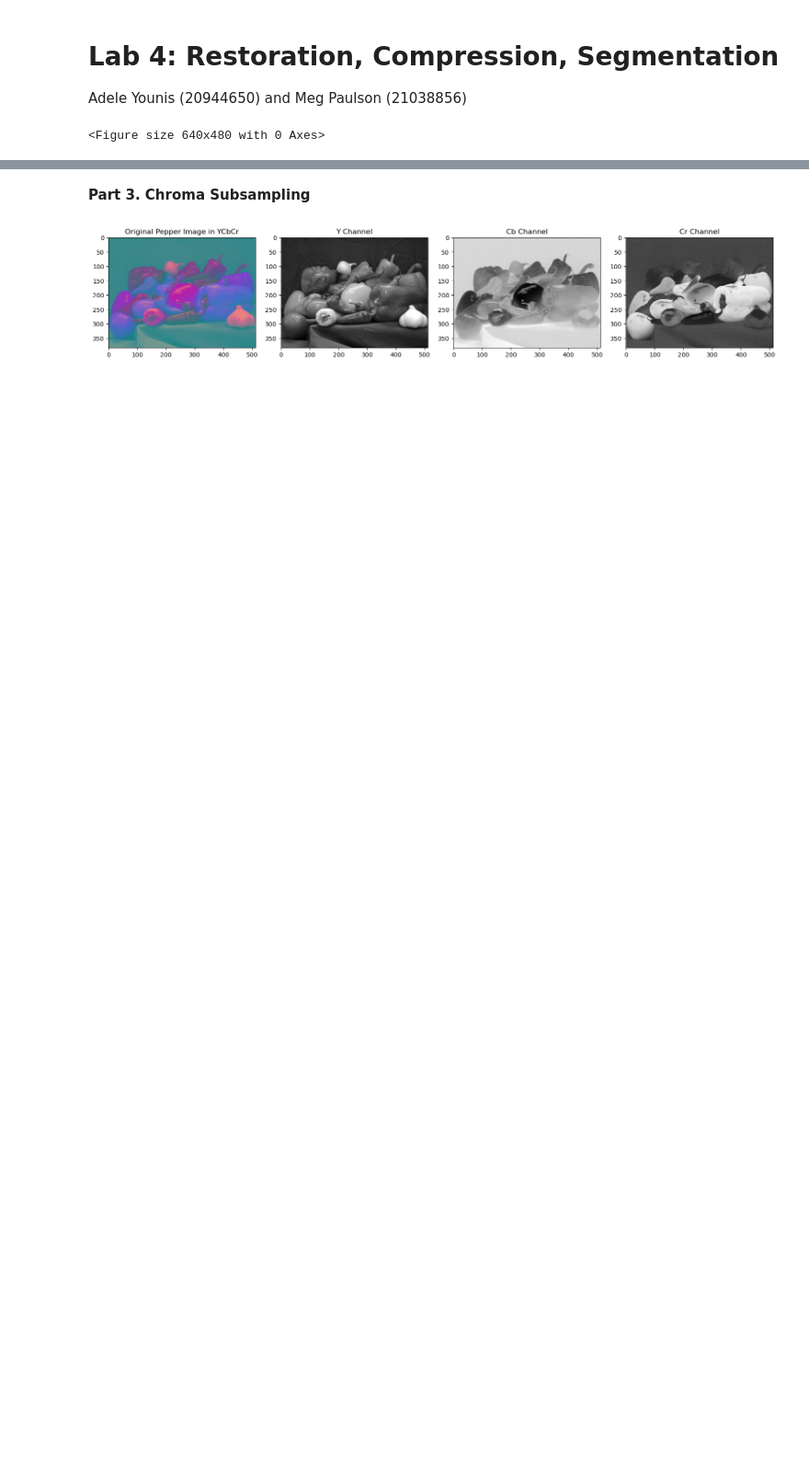
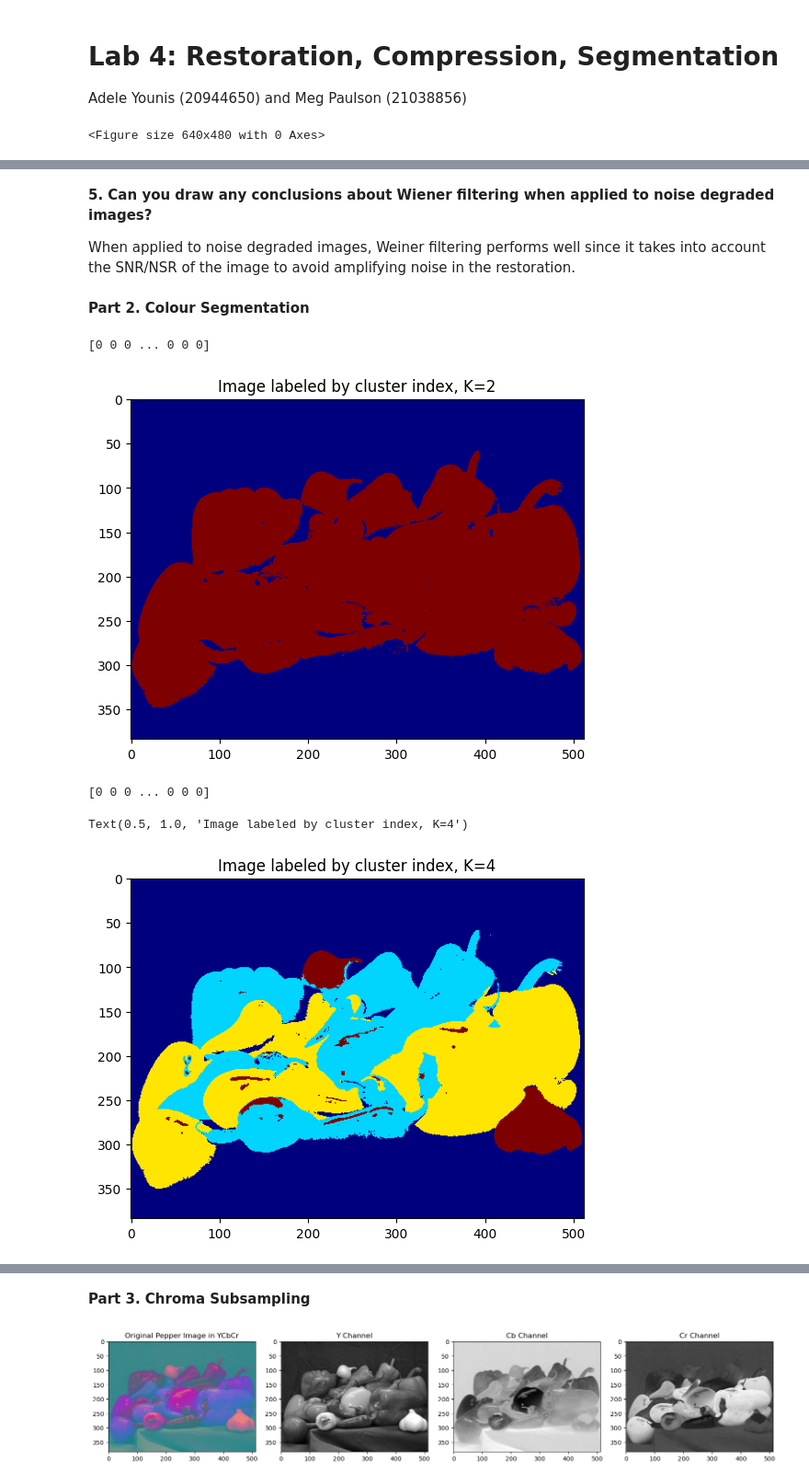
Before and after one commit to adeleyounis/SYDE575, a Jupyter notebook: Lab 4/lab4template.ipynb, the cells around one changed output, grey strips where cells are left out. Shown at 92% size. Drawn from its saved outputs; the diff is of its cells as text; code cells hidden in the pictures; blank space fills up the shorter version.

```diff
--- a/Lab 4/lab4template.ipynb
+++ b/Lab 4/lab4template.ipynb
@@ -30,0 +123,62 @@ I = imread('degraded.tif').astype(np.float64)/255
+# %% [markdown]
+**5. Can you draw any conclusions about Wiener filtering when applied to noise degraded images?**
+
+
+When applied to noise degraded images, Weiner filtering performs well since it takes into account the SNR/NSR of the image to avoid amplifying noise in the restoration.
+# %% [markdown]
+**Part 2. Colour Segmentation**
+# %%
+p_rgb = imread('peppers.png')
+p_lab = rgb2lab(p_rgb)
+
+K = 2
+row = np.array([55, 200]) - 1
+col = np.array([155, 400]) - 1
+
+mu = p_lab[row,col]
+
+m, n, ch = p_lab.shape
+p_lab = np.reshape(p_lab, (m * n, ch), order='F')
+
+kmeans = KMeans(n_clusters=K, init=mu)
+kmeans.fit(p_lab)
+output = kmeans.predict(p_lab)
+cluster_idx = output
+print(output)
+
+#Label each pixel according to k-means
+pixel_labels = np.reshape(cluster_idx, (m, n), order='F')
+plt.figure()
+plt.imshow(pixel_labels, cmap='jet')
+plt.title('Image labeled by cluster index, K=2')
+plt.show()
+
+p_rgb = imread('peppers.png')
+p_lab = rgb2lab(p_rgb)
+
+K = 4
+row = np.array([55, 130, 200, 280]) - 1
+col = np.array([155, 110, 400, 470]) - 1
+
+mu = p_lab[row,col]
+
+m, n, ch = p_lab.shape
+p_lab = np.reshape(p_lab, (m * n, ch), order='F')
+
+kmeans = KMeans(n_clusters=K, init=mu)
+kmeans.fit(p_lab)
+output = kmeans.predict(p_lab)
+cluster_idx = output
+print(output)
+
+#Label each pixel according to k-means
+pixel_labels = np.reshape(cluster_idx, (m, n), order='F')
+plt.figure()
+plt.imshow(pixel_labels, cmap='jet')
+plt.title('Image labeled by cluster index, K=4')
+# %% [output]
+[0 0 0 ... 0 0 0]
+[figure, added]
+[0 0 0 ... 0 0 0]
+Text(0.5, 1.0, 'Image labeled by cluster index, K=4')
+[figure, added]
```
Also changed, not shown: parts of 12 cells of this notebook.
